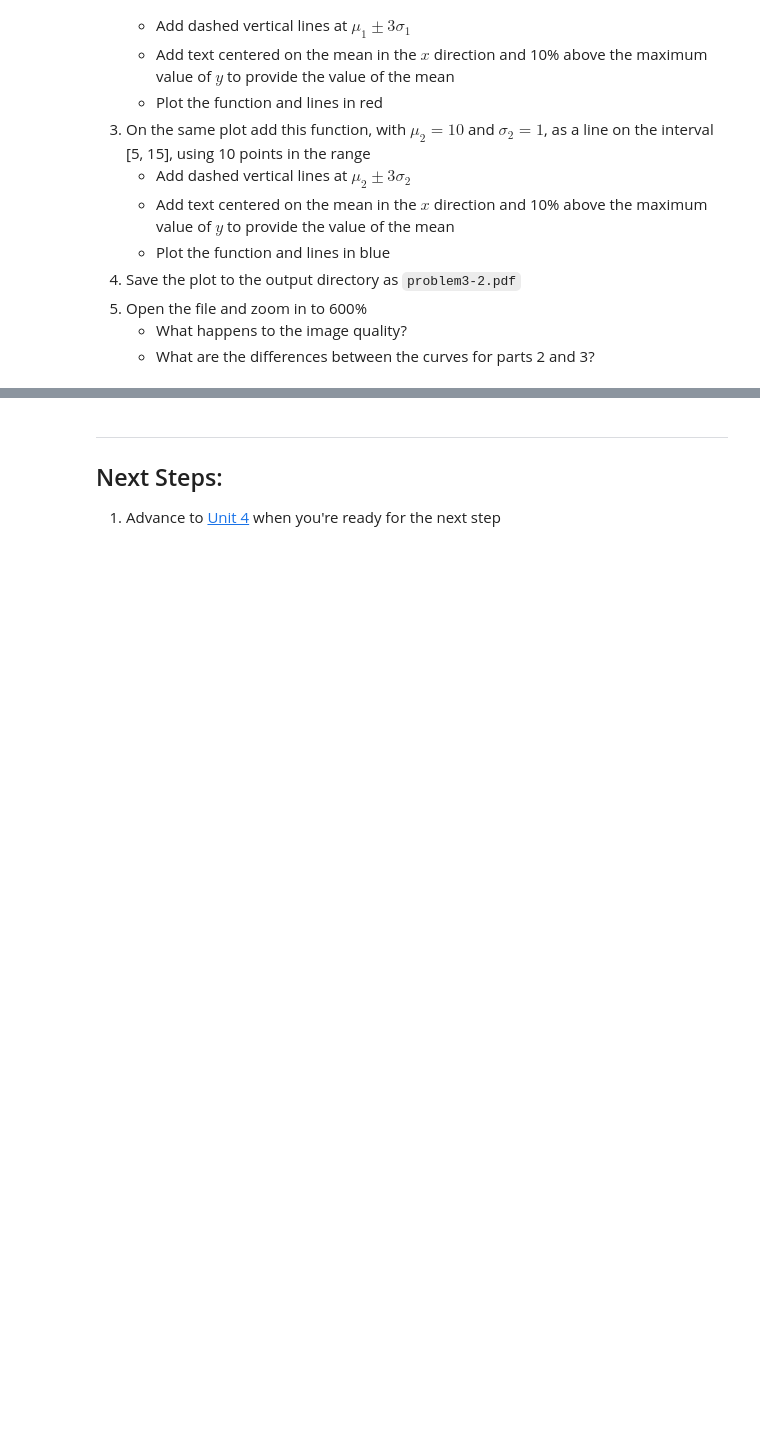
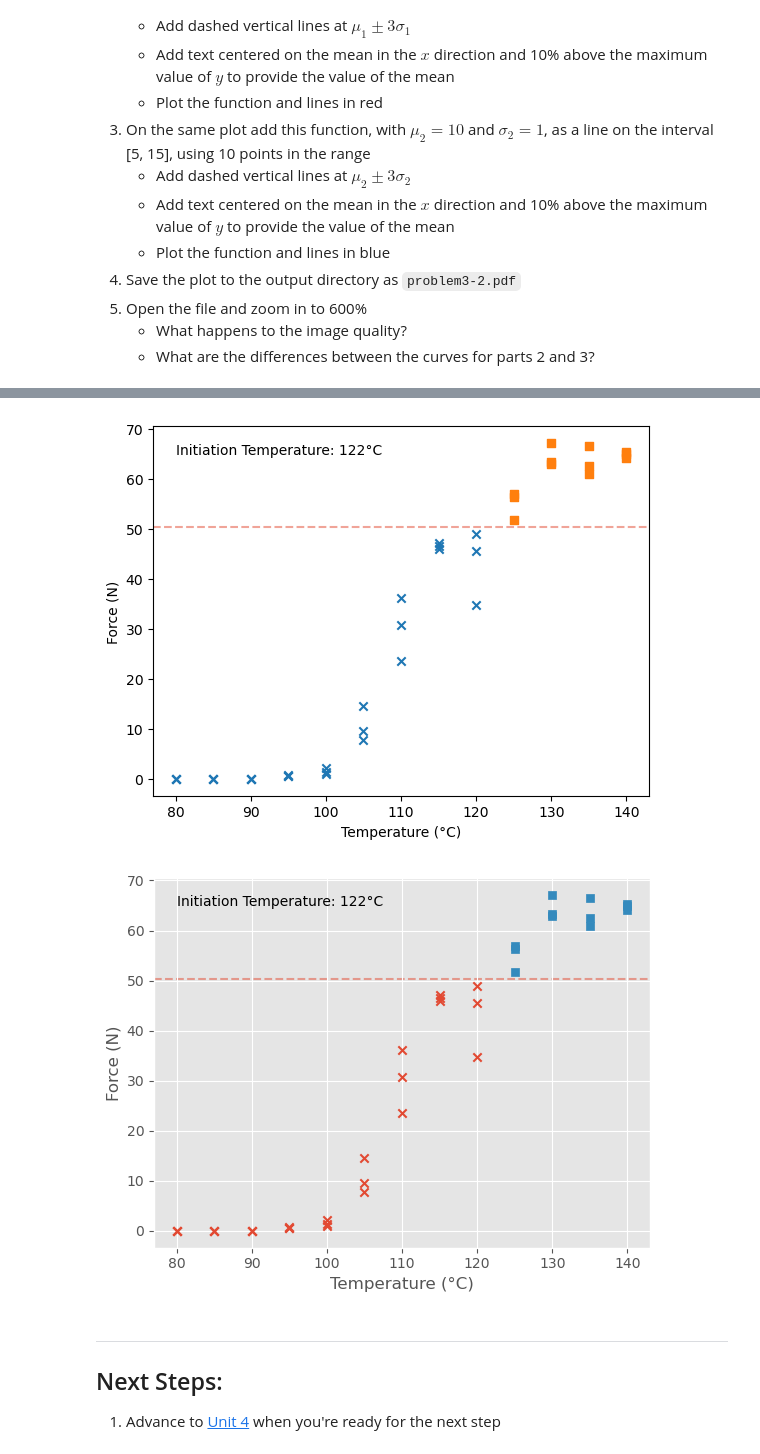
Before and after one commit to curtis-b/python-engineering-analytics, a Jupyter notebook: units/03-basic-plotting/unit03-solutions.ipynb, the cells around one changed output, grey strips where cells are left out. Drawn from its saved outputs; the diff is of its cells as text; code cells hidden in the pictures; blank space fills up the shorter version.

```diff
--- a/units/03-basic-plotting/unit03-solutions.ipynb
+++ b/units/03-basic-plotting/unit03-solutions.ipynb
@@ -144,0 +177,3 @@ plt.savefig('../../output/problem3-3-seaborn.png', dpi=300)
+# %%
+seal_df = pd.read_csv('../../data/seal_curve.csv')
+seal_df.head()
@@ -145,3 +187,46 @@ plt.savefig('../../output/problem3-3-seaborn.png', dpi=300)
+# %%
+peelable_df = seal_df[seal_df['failure_mode']==0]
+destruct_df = seal_df[seal_df['failure_mode']==1]
+
+destruct_force = (peelable_df['peak_strength'].max() + destruct_df['peak_strength'].min())/2
+initiation_temp = (peelable_df['temperature'].max() + destruct_df['temperature'].min())/2
+
+
+# STYLE=default
+plt.style.use('default')
+
+fig, ax = plt.subplots()
+
+ax.scatter(peelable_df['temperature'], peelable_df['peak_strength'], marker='x')
+ax.scatter(destruct_df['temperature'], destruct_df['peak_strength'], marker='s')
+
+ax.set_xlabel('Temperature (°C)')
+ax.set_ylabel('Force (N)')
+
+ax.axhline(destruct_force, ls='--', zorder=0, alpha=0.5)
+ax.text(80, 65, f'Initiation Temperature: {initiation_temp:0.0f}°C')
+
+plt.savefig('../../output/problem3-3-default.png', dpi=300)
+
+
+# STYLE=ggplot
+plt.style.use('ggplot')
+
+fig, ax = plt.subplots()
+
+ax.scatter(peelable_df['temperature'], peelable_df['peak_strength'], marker='x')
+ax.scatter(destruct_df['temperature'], destruct_df['peak_strength'], marker='s')
+
+ax.set_xlabel('Temperature (°C)')
+ax.set_ylabel('Force (N)')
+
+ax.axhline(destruct_force, ls='--', zorder=0, alpha=0.5)
+ax.text(80, 65, f'Initiation Temperature: {initiation_temp:0.0f}°C')
+
+plt.savefig('../../output/problem3-3-ggplot.png', dpi=300)
+# %% [output]
+[figure, added]
+[figure, added]
 # %% [markdown]
 --------------
 ## Next Steps:
```
Also changed, not shown: parts of 9 cells of this notebook, 9 other files.
